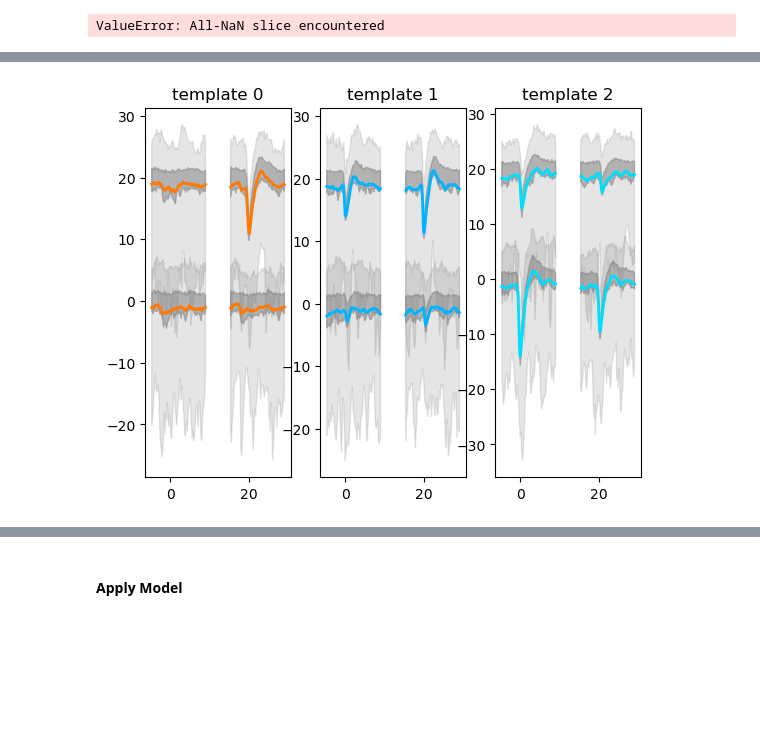
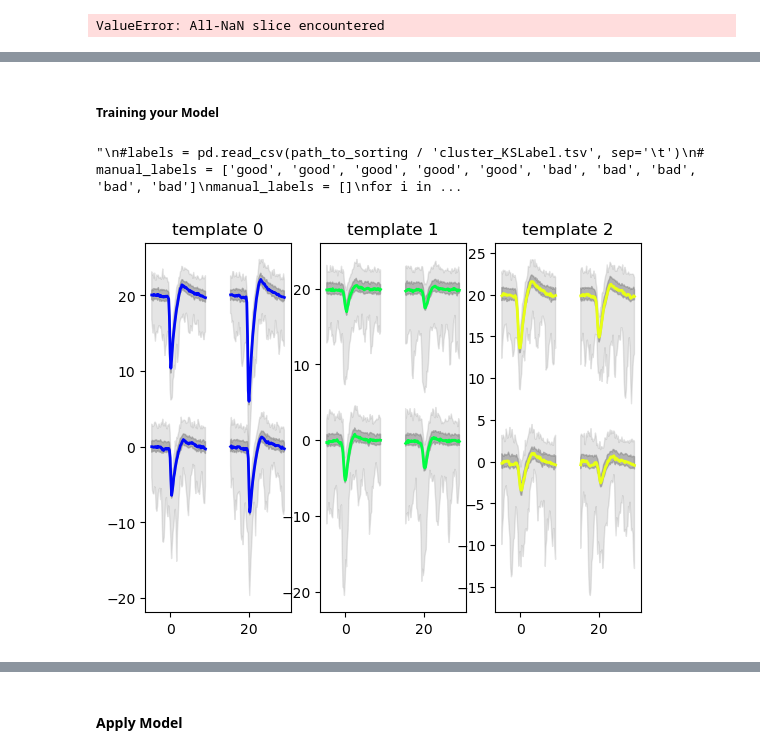
Before and after one commit to EHefti/DPQC, a Jupyter notebook: DPQC_Pipeline.ipynb, the cells around one changed output, grey strips where cells are left out. Saved outputs shown, nothing was run; the diff lists cells and outputs as text; code cells hidden in the pictures; blank space fills up the shorter version.

Commit message:
SI-Model updates

```diff
--- a/DPQC_Pipeline.ipynb
+++ b/DPQC_Pipeline.ipynb
@@ -256,7 +76,7 @@ _This part of the pipeline is computationally heavy. It is advisable to run this
 # %%
 # Choose sorter and set parameters
 sorter = 'kilosort2_5'
-si.Kilosort2_5Sorter.set_kilosort2_5_path('/home/ehefti/Github/Kilosort')
+si.Kilosort2_5Sorter.set_kilosort2_5_path('C:/Users/elias/OneDrive - ETH Zurich/2025FS - Master Thesis/1 - Scripts/Github/Kilosort')
 sorter_params = si.get_default_sorter_params(si.Kilosort2_5Sorter)
 
 sorter_params['n_jobs'] = -1
@@ -271,9 +91,12 @@ sorter_params['NT'] = 64*1024 + 64 #Batch size -> Wieviel wird auf einmal angesc
 # Set your paths
 # Linux: '/net/bs-filesvr02/export/group/hierlemann/recordings/Maxtwo/.../data.raw.h5'
 # Windows: 'S:/group/hierlemann02/recordings/Maxtwo/.../data.raw.h5'
-
+"""
 rec_path = '/net/bs-filesvr02/export/group/hierlemann/recordings/Maxtwo/phornauer/241218/EI_iNeurons/T002523/Network/000020/data.raw.h5'
 save_root = '/net/bs-filesvr02/export/group/hierlemann/recordings/Maxtwo/phornauer/EI_iNeurons/241218/T002523/Network/'
+"""
+rec_path = "D:/Master Thesis/Data/EI_iNeurons/241218/T002523/Network/data.raw.h5"
+save_root = "D:/Master Thesis/Data/EI_iNeurons/241218/T002523/Network/"
 
 h5 = h5py.File(rec_path)
 stream_ids = list(h5['wells'].keys())
@@ -293,7 +116,7 @@ for stream_id in tqdm(stream_ids):
 # %%
 # Replace with your kilosort directory
 well_id = 'well010'
-ks_dir = 'S:/group/hierlemann02/intermediate_data/Maxtwo/ehefti/Sorting_Test2/well000/sorter_output/' #Path(save_root) / well_id / 'sorter_output'
+ks_dir = 'D:/Master Thesis/Data/EI_iNeurons/241218/T002523/Network/well000/sorter_output/' #Path(save_root) / well_id / 'sorter_output'
 
 # Set bombcell's output directory
 save_path = Path(ks_dir) / "bc_output_test"
@@ -307,9 +130,11 @@ param = bc.get_default_parameters(ks_dir, kilosort_version=2)
 # Modify some parameters
 param['ephys_sample_rate'] = 10000  # Sample rate in Hz
 
-rec = si.MaxwellRecordingExtractor(rec_path, stream_id=stream_id, rec_name=rec_name)
-rec.get_num_channels
-param['nChannels'] = 128
+h5 = h5py.File(rec_path)
+rec_name = list(h5['wells'][well_id].keys())[0]
+rec = si.MaxwellRecordingExtractor(rec_path, stream_id=well_id, rec_name=rec_name)
+
+param['nChannels'] = rec.get_num_channels()
 param['raw_data_file'] = Path(ks_dir) / "recording.dat"
 param['ephysKilosortPath']
 
@@ -453,40 +299,56 @@ ValueError: All-NaN slice encountered
+# %% [markdown]
+##### Training your Model
 # %%
 # Note, you can set the number of cores you use using e.g.
 # si.set_global_job_kwargs(n_jobs = 8)
 
 """
+os.environ['HDF5_PLUGIN_PATH'] = 'C:/Users/elias/OneDrive - ETH Zurich/2025FS - Master Thesis/1 - Scripts/Github/DPQC/MaxTwo_Quality_Control/'
+
 # Choose sorting to train the model on
 well_id = 'well001'
 path_to_sorting = Path(save_root) / well_id / 'sorter_output'
 sorting_train = si.read_kilosort(folder_path=path_to_sorting)
 
 # Real Recording Loading
-h5 = h5py.File(path)
+h5 = h5py.File(rec_path)
 rec_name = list(h5['wells'][well_id].keys())[0]
-rec_train = si.MaxwellRecordingExtractor(path, stream_id=well_id, rec_name=rec_name)
+rec_train = si.MaxwellRecordingExtractor(rec_path, stream_id=well_id, rec_name=rec_name)
 """
 
 # For testing purposes
-len_1 = 100
-len_2 = 100
+len_1 = 15
+len_2 = 15
 rec_train, sorting_1 = si.generate_ground_truth_recording(num_channels=4, seed=1, num_units=len_1)
 _, sorting_2 =si.generate_ground_truth_recording(num_channels=4, seed=2, num_units=len_2)
 
 sorting_train = si.aggregate_units([sorting_1, sorting_2])
+
 
 
 analyzer = si.create_sorting_analyzer(sorting=sorting_train, recording=rec_train)
 analyzer.compute(['noise_levels','random_spikes','waveforms','templates'])
 si.plot_unit_templates(analyzer, unit_ids=["0", "1", "2"])
 
 analyzer.compute(['spike_locations','spike_amplitudes','correlograms','principal_components','quality_metrics','template_metrics'])
 
+
+"""
+label_path = Path(save_root) / well_id / 'sorter_output' / 'cluster_bc_unitType.tsv'
+df = pd.read_csv(label_path, sep='\t')
+manual_labels = ['good' if unit_type == 'GOOD' else 'bad' for unit_type in df['bc_unitType']]
+"""
+
+
+"""
 #labels = pd.read_csv(path_to_sorting / 'cluster_KSLabel.tsv', sep='\t')
 # manual_labels = ['good', 'good', 'good', 'good', 'good', 'bad', 'bad', 'bad', 'bad', 'bad']
 manual_labels = []
 for i in range(len_1):
     manual_labels.append('good')
 for i in range(len_2):
     manual_labels.append('bad')
+"""
 # %% [output]
+"\n#labels = pd.read_csv(path_to_sorting / 'cluster_KSLabel.tsv', sep='\t')\n# manual_labels = ['good', 'good', 'good', 'good', 'good', 'bad', 'bad', 'bad', 'bad', 'bad']\nmanual_labels = []\nfor i in ...
-[figure, old version]
+[figure, new version]
```
Also changed, not shown: parts of 21 cells of this notebook, 16 other files.
